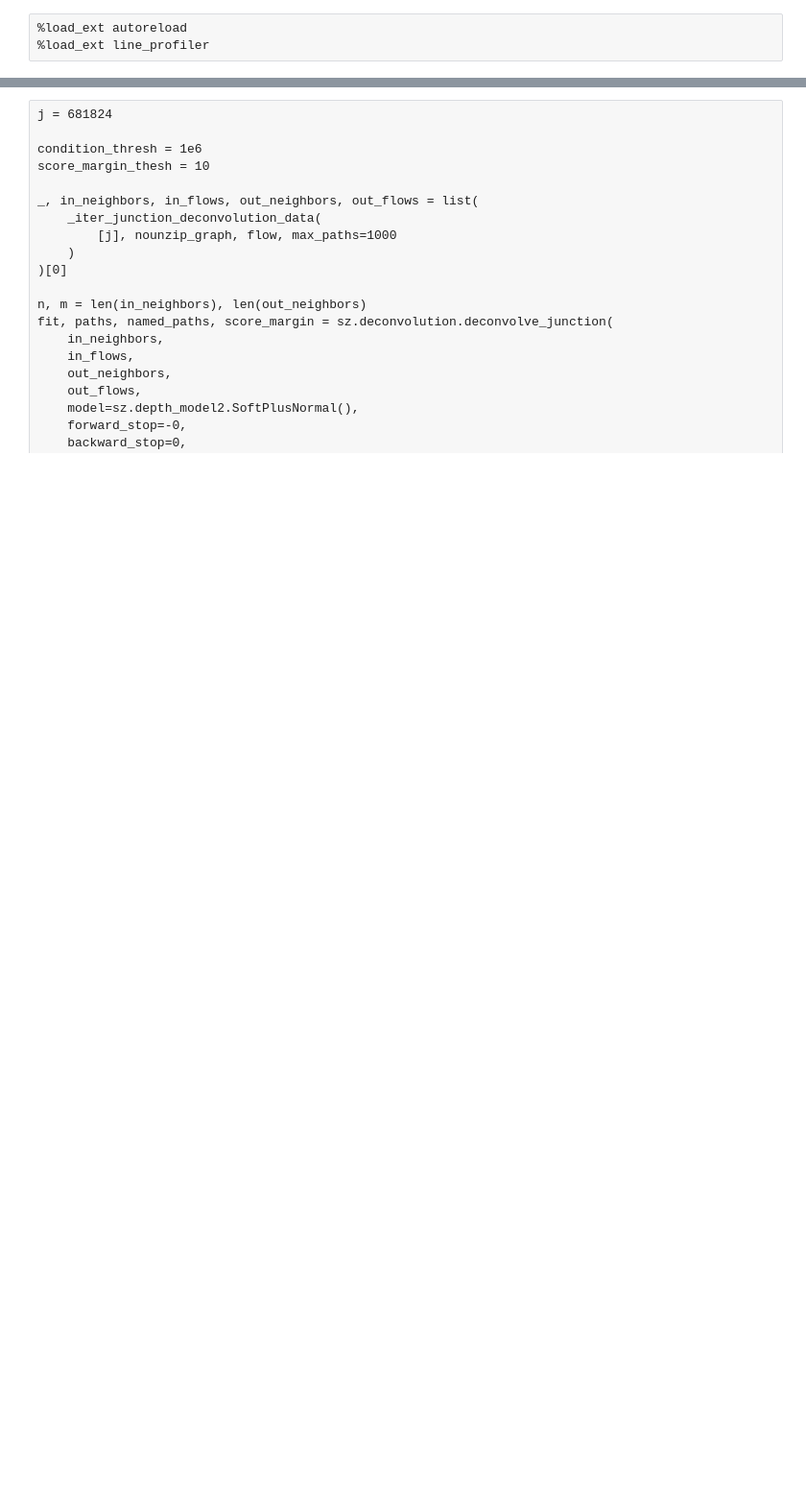
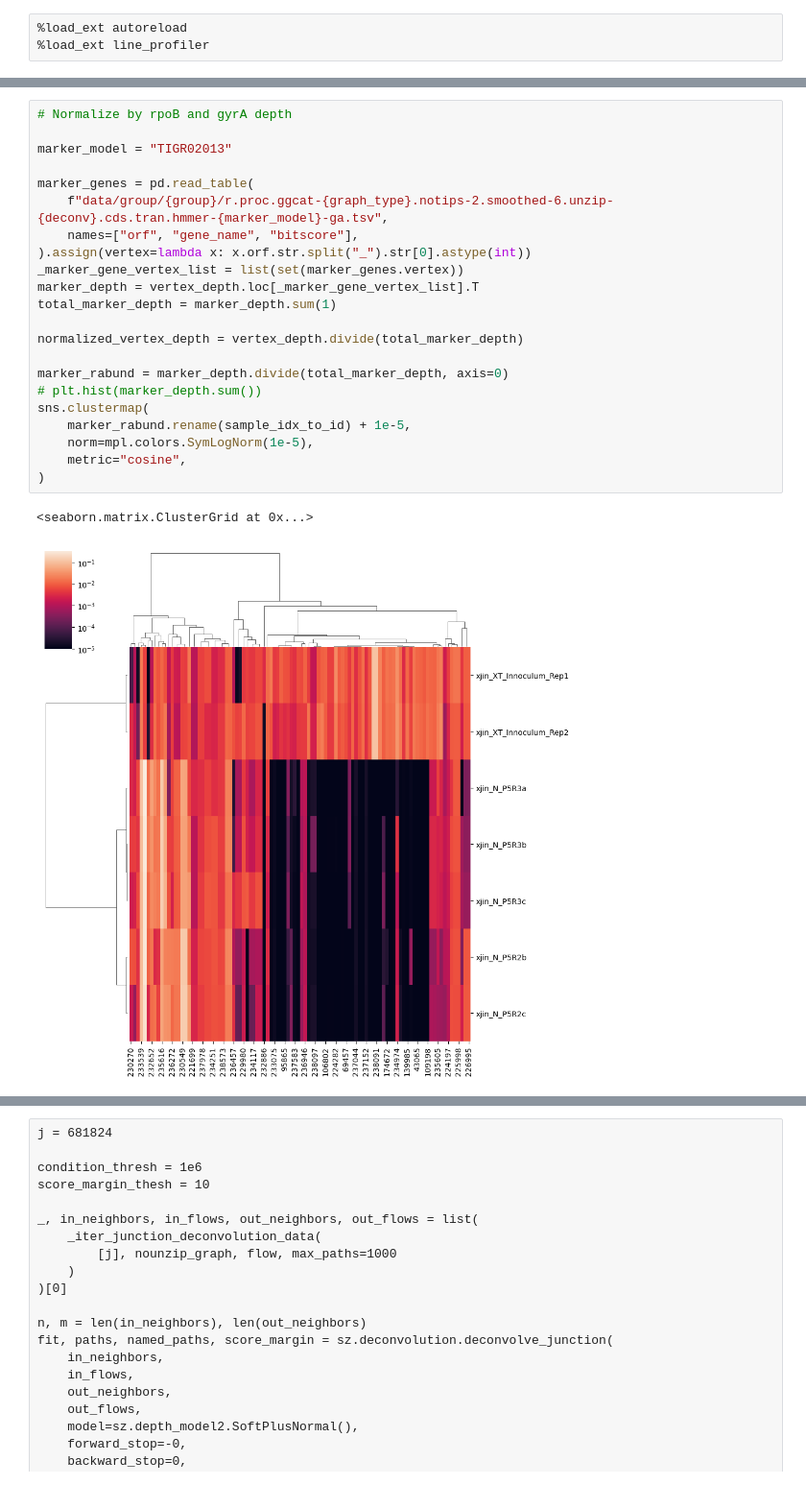
Before and after one commit to bsmith89/strain-aware-assembly, a Jupyter notebook: nb/explore_results.ipynb, the cells around one changed output, grey strips where cells are left out. Shown at 96% size. Cells and saved outputs as stored; diff of their text form; blank space fills up the shorter version.

```diff
--- a/nb/explore_results.ipynb
+++ b/nb/explore_results.ipynb
@@ -645,0 +176,25 @@ plt.xscale('symlog', linthresh=1e-4)
+# %%
+# Normalize by rpoB and gyrA depth
+
+marker_model = "TIGR02013"
+
+marker_genes = pd.read_table(
+    f"data/group/{group}/r.proc.ggcat-{graph_type}.notips-2.smoothed-6.unzip-{deconv}.cds.tran.hmmer-{marker_model}-ga.tsv",
+    names=["orf", "gene_name", "bitscore"],
+).assign(vertex=lambda x: x.orf.str.split("_").str[0].astype(int))
+_marker_gene_vertex_list = list(set(marker_genes.vertex))
+marker_depth = vertex_depth.loc[_marker_gene_vertex_list].T
+total_marker_depth = marker_depth.sum(1)
+
+normalized_vertex_depth = vertex_depth.divide(total_marker_depth)
+
+marker_rabund = marker_depth.divide(total_marker_depth, axis=0)
+# plt.hist(marker_depth.sum())
+sns.clustermap(
+    marker_rabund.rename(sample_idx_to_id) + 1e-5,
+    norm=mpl.colors.SymLogNorm(1e-5),
+    metric="cosine",
+)
+# %% [output]
+<seaborn.matrix.ClusterGrid at 0x...>
+[figure, added]
```
Also changed, not shown: parts of 209 cells of this notebook, 18 other files.
